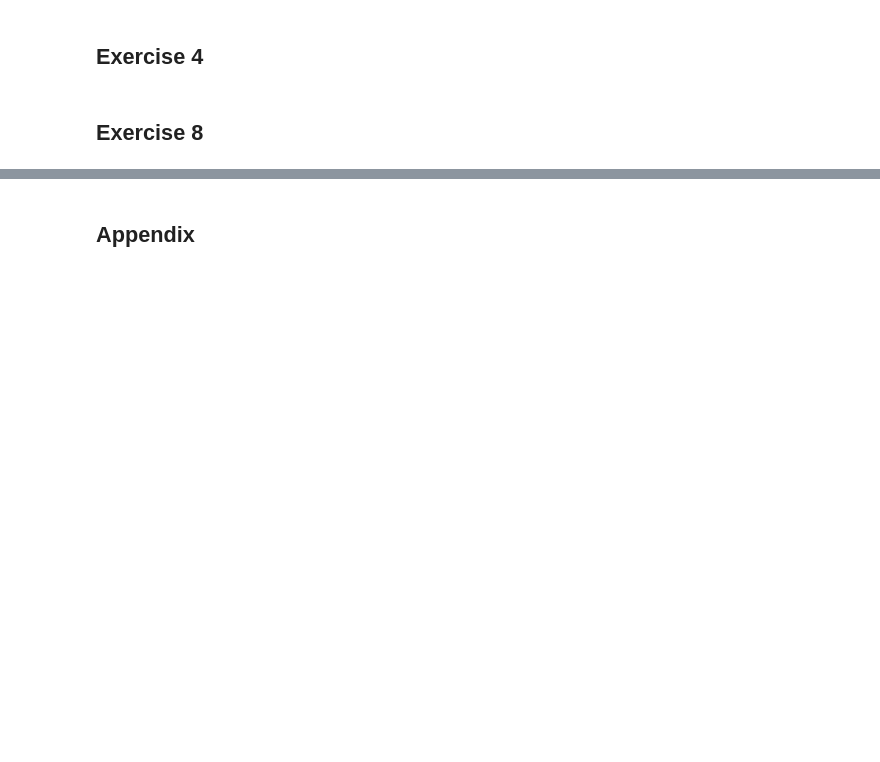
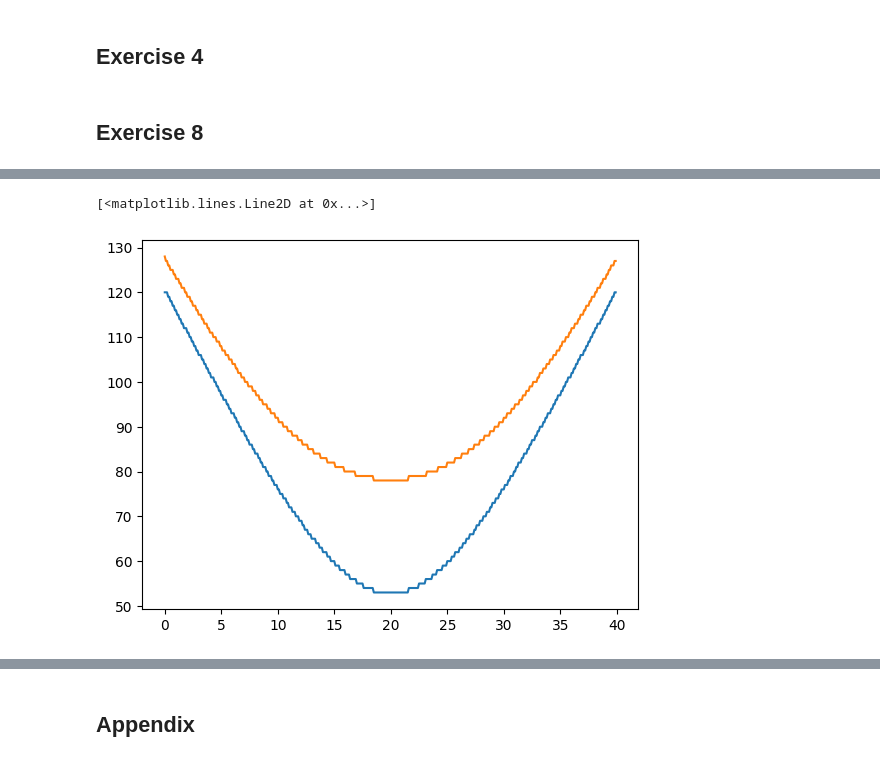
Before and after one commit to Timon0/robo, a Jupyter notebook: M1/exercise8.ipynb, the cells around one changed output, grey strips where cells are left out. Saved outputs shown, nothing was run; the diff lists cells and outputs as text; code cells hidden in the pictures; blank space fills up the shorter version.

```diff
--- a/M1/exercise8.ipynb
+++ b/M1/exercise8.ipynb
@@ -294,0 +281,6 @@ for i in range(401):
+# %%
+plt.plot(times, left_speeds)
+plt.plot(times, right_speeds)
+# %% [output]
+[<matplotlib.lines.Line2D at 0x...>]
+[figure, added]
```
Also changed, not shown: parts of 9 cells of this notebook.
